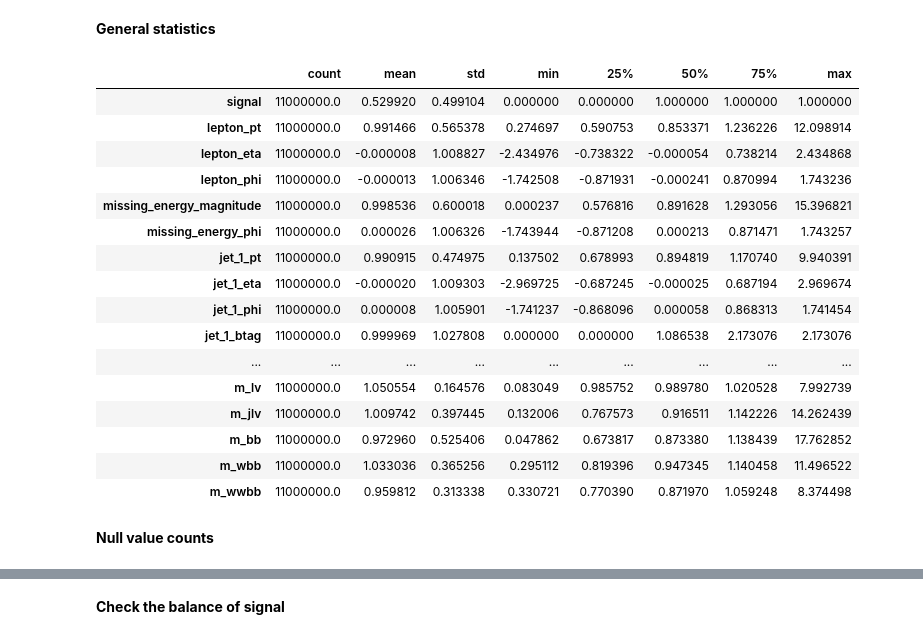
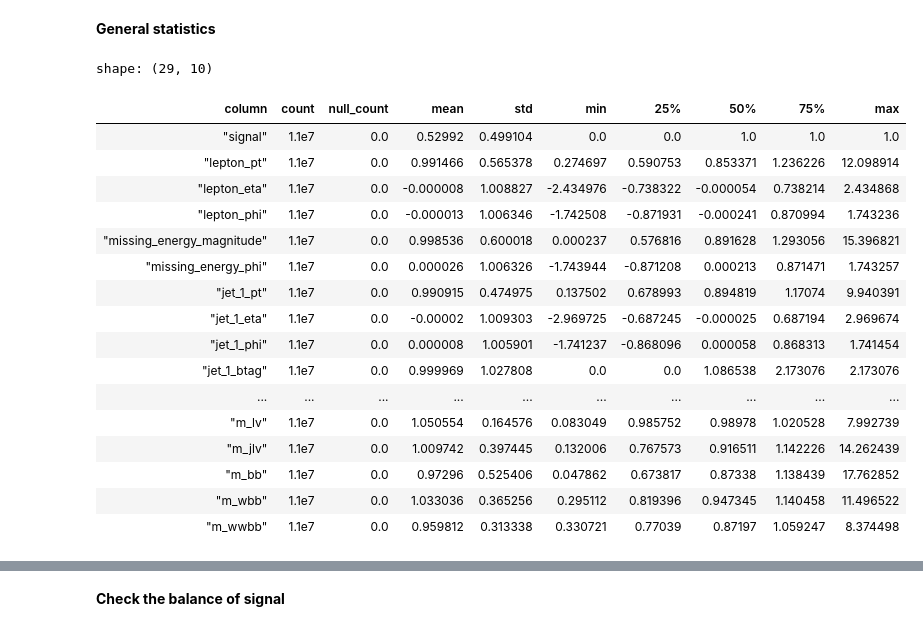
Before and after one commit to stu-code/higgs-prediction, a Jupyter notebook: higgs.ipynb, the cells around one changed output, grey strips where cells are left out. Cells and saved outputs as stored; diff of their text form; code cells hidden in the pictures.

```diff
--- a/higgs.ipynb
+++ b/higgs.ipynb
@@ -54,6 +54,11 @@ from sklearn.metrics import (roc_auc_score, roc_curve, RocCurveDisplay,
 
 warnings.filterwarnings(action='ignore', category=FutureWarning)
 
+# Make output a little cleaner
+pl.Config.set_tbl_rows(100)
+pl.Config.set_tbl_cols(20)
+pl.Config.set_tbl_hide_column_data_types(True)
+
 # Location of accuracy and hyperparameter optimization studies
 study_loc = Path.cwd() / "studies"
 # %% [markdown]
@@ -68,24 +73,24 @@ If you are running this interactively but do not want to perform EDA, run the co
 # %%
 file = '/workspaces/myfolder/data/higgs.zip'
 
-col_names = ['signal', 'lepton_pt', 'lepton_eta', 'lepton_phi',
-             'missing_energy_magnitude', 'missing_energy_phi',
-             'jet_1_pt', 'jet_1_eta', 'jet_1_phi', 'jet_1_btag',
-             'jet_2_pt', 'jet_2_eta', 'jet_2_phi', 'jet_2_btag',
-             'jet_3_pt', 'jet_3_eta', 'jet_3_phi', 'jet_3_btag',
-             'jet_4_pt', 'jet_4_eta', 'jet_4_phi', 'jet_4_btag',
-             'm_jj', 'm_jjj', 'm_lv', 'm_jlv', 'm_bb', 'm_wbb', 'm_wwbb']
+col_names = [
+    'signal', 'lepton_pt', 'lepton_eta', 'lepton_phi',
+    'missing_energy_magnitude', 'missing_energy_phi',
+    'jet_1_pt', 'jet_1_eta', 'jet_1_phi', 'jet_1_btag',
+    'jet_2_pt', 'jet_2_eta', 'jet_2_phi', 'jet_2_btag',
+    'jet_3_pt', 'jet_3_eta', 'jet_3_phi', 'jet_3_btag',
+    'jet_4_pt', 'jet_4_eta', 'jet_4_phi', 'jet_4_btag',
+    'm_jj', 'm_jjj', 'm_lv', 'm_jlv', 'm_bb', 'm_wbb', 'm_wwbb'
+]
 
 with ZipFile(file, 'r') as zip_file:
     with zip_file.open('HIGGS.csv.gz') as gz_file:
         with igzip.open(gz_file, 'rt') as csv_file:
+            df = pl.read_csv(csv_file, has_header=False, new_columns=col_names)
 
-            #This is way faster than just reading with pandas
-            df = pl.read_csv(csv_file, has_header=False, new_columns=col_names).to_pandas()
+df_sample = df.sample(1000, seed=42)
 
-df_sample = df.sample(1000, random_state=42)
-
-X = df.drop('signal', axis=1)
+X = df.drop('signal')
 y = df['signal']
 # %% [markdown]
 ### Exploratory Data Analysis
@@ -94,24 +99,23 @@ Let's take a look at the underlying data and see how it all looks. The data is e
 # %% [markdown]
 **General statistics**
 # %%
-df.describe().transpose()
+df.describe().transpose(include_header=True, column_names='statistic')
 # %% [output]
+shape: (29, 10)
-|  | count | mean | std | min | 25% | 50% | 75% | max |
-| signal | 11000000.0 | 0.529920 | 0.499104 | 0.000000 | 0.000000 | 1.000000 | 1.000000 | 1.000000 |
-| lepton_pt | 11000000.0 | 0.991466 | 0.565378 | 0.274697 | 0.590753 | 0.853371 | 1.236226 | 12.098914 |
-| lepton_eta | 11000000.0 | -0.000008 | 1.008827 | -2.434976 | -0.738322 | -0.000054 | 0.738214 | 2.434868 |
-| lepton_phi | 11000000.0 | -0.000013 | 1.006346 | -1.742508 | -0.871931 | -0.000241 | 0.870994 | 1.743236 |
-| missing_energy_magnitude | 11000000.0 | 0.998536 | 0.600018 | 0.000237 | 0.576816 | 0.891628 | 1.293056 | 15.396821 |
-| missing_energy_phi | 11000000.0 | 0.000026 | 1.006326 | -1.743944 | -0.871208 | 0.000213 | 0.871471 | 1.743257 |
-| jet_1_pt | 11000000.0 | 0.990915 | 0.474975 | 0.137502 | 0.678993 | 0.894819 | 1.170740 | 9.940391 |
-| jet_1_eta | 11000000.0 | -0.000020 | 1.009303 | -2.969725 | -0.687245 | -0.000025 | 0.687194 | 2.969674 |
-| jet_1_phi | 11000000.0 | 0.000008 | 1.005901 | -1.741237 | -0.868096 | 0.000058 | 0.868313 | 1.741454 |
-| jet_1_btag | 11000000.0 | 0.999969 | 1.027808 | 0.000000 | 0.000000 | 1.086538 | 2.173076 | 2.173076 |
-| ... | ... | ... | ... | ... | ... | ... | ... | ... |
-| m_lv | 11000000.0 | 1.050554 | 0.164576 | 0.083049 | 0.985752 | 0.989780 | 1.020528 | 7.992739 |
-| m_jlv | 11000000.0 | 1.009742 | 0.397445 | 0.132006 | 0.767573 | 0.916511 | 1.142226 | 14.262439 |
-| m_bb | 11000000.0 | 0.972960 | 0.525406 | 0.047862 | 0.673817 | 0.873380 | 1.138439 | 17.762852 |
-| m_wbb | 11000000.0 | 1.033036 | 0.365256 | 0.295112 | 0.819396 | 0.947345 | 1.140458 | 11.496522 |
-| m_wwbb | 11000000.0 | 0.959812 | 0.313338 | 0.330721 | 0.770390 | 0.871970 | 1.059248 | 8.374498 |
+| column | count | null_count | mean | std | min | 25% | 50% | 75% | max |
+| "signal" | 1.1e7 | 0.0 | 0.52992 | 0.499104 | 0.0 | 0.0 | 1.0 | 1.0 | 1.0 |
+| "lepton_pt" | 1.1e7 | 0.0 | 0.991466 | 0.565378 | 0.274697 | 0.590753 | 0.853371 | 1.236226 | 12.098914 |
+| "lepton_eta" | 1.1e7 | 0.0 | -0.000008 | 1.008827 | -2.434976 | -0.738322 | -0.000054 | 0.738214 | 2.434868 |
+| "lepton_phi" | 1.1e7 | 0.0 | -0.000013 | 1.006346 | -1.742508 | -0.871931 | -0.000241 | 0.870994 | 1.743236 |
+| "missing_energy_magnitude" | 1.1e7 | 0.0 | 0.998536 | 0.600018 | 0.000237 | 0.576816 | 0.891628 | 1.293056 | 15.396821 |
+| "missing_energy_phi" | 1.1e7 | 0.0 | 0.000026 | 1.006326 | -1.743944 | -0.871208 | 0.000213 | 0.871471 | 1.743257 |
+| "jet_1_pt" | 1.1e7 | 0.0 | 0.990915 | 0.474975 | 0.137502 | 0.678993 | 0.894819 | 1.17074 | 9.940391 |
+| "jet_1_eta" | 1.1e7 | 0.0 | -0.00002 | 1.009303 | -2.969725 | -0.687245 | -0.000025 | 0.687194 | 2.969674 |
+| "jet_1_phi" | 1.1e7 | 0.0 | 0.000008 | 1.005901 | -1.741237 | -0.868096 | 0.000058 | 0.868313 | 1.741454 |
+| "jet_1_btag" | 1.1e7 | 0.0 | 0.999969 | 1.027808 | 0.0 | 0.0 | 1.086538 | 2.173076 | 2.173076 |
+| ... | ... | ... | ... | ... | ... | ... | ... | ... | ... |
+| "m_lv" | 1.1e7 | 0.0 | 1.050554 | 0.164576 | 0.083049 | 0.985752 | 0.98978 | 1.020528 | 7.992739 |
+| "m_jlv" | 1.1e7 | 0.0 | 1.009742 | 0.397445 | 0.132006 | 0.767573 | 0.916511 | 1.142226 | 14.262439 |
+| "m_bb" | 1.1e7 | 0.0 | 0.97296 | 0.525406 | 0.047862 | 0.673817 | 0.87338 | 1.138439 | 17.762852 |
+| "m_wbb" | 1.1e7 | 0.0 | 1.033036 | 0.365256 | 0.295112 | 0.819396 | 0.947345 | 1.140458 | 11.496522 |
+| "m_wwbb" | 1.1e7 | 0.0 | 0.959812 | 0.313338 | 0.330721 | 0.77039 | 0.87197 | 1.059247 | 8.374498 |
-# %% [markdown]
-**Null value counts**
```
Also changed, not shown: parts of 37 cells of this notebook.
